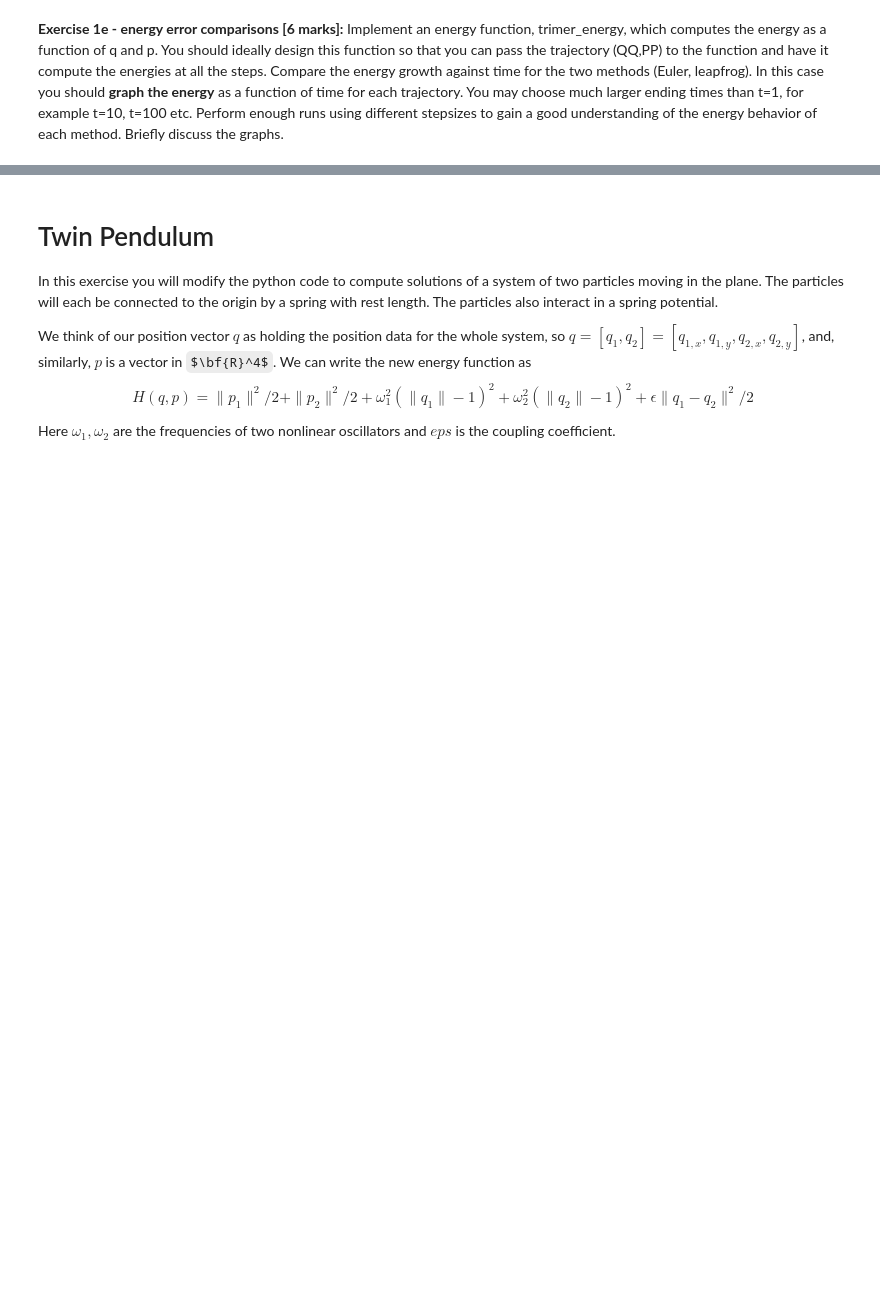
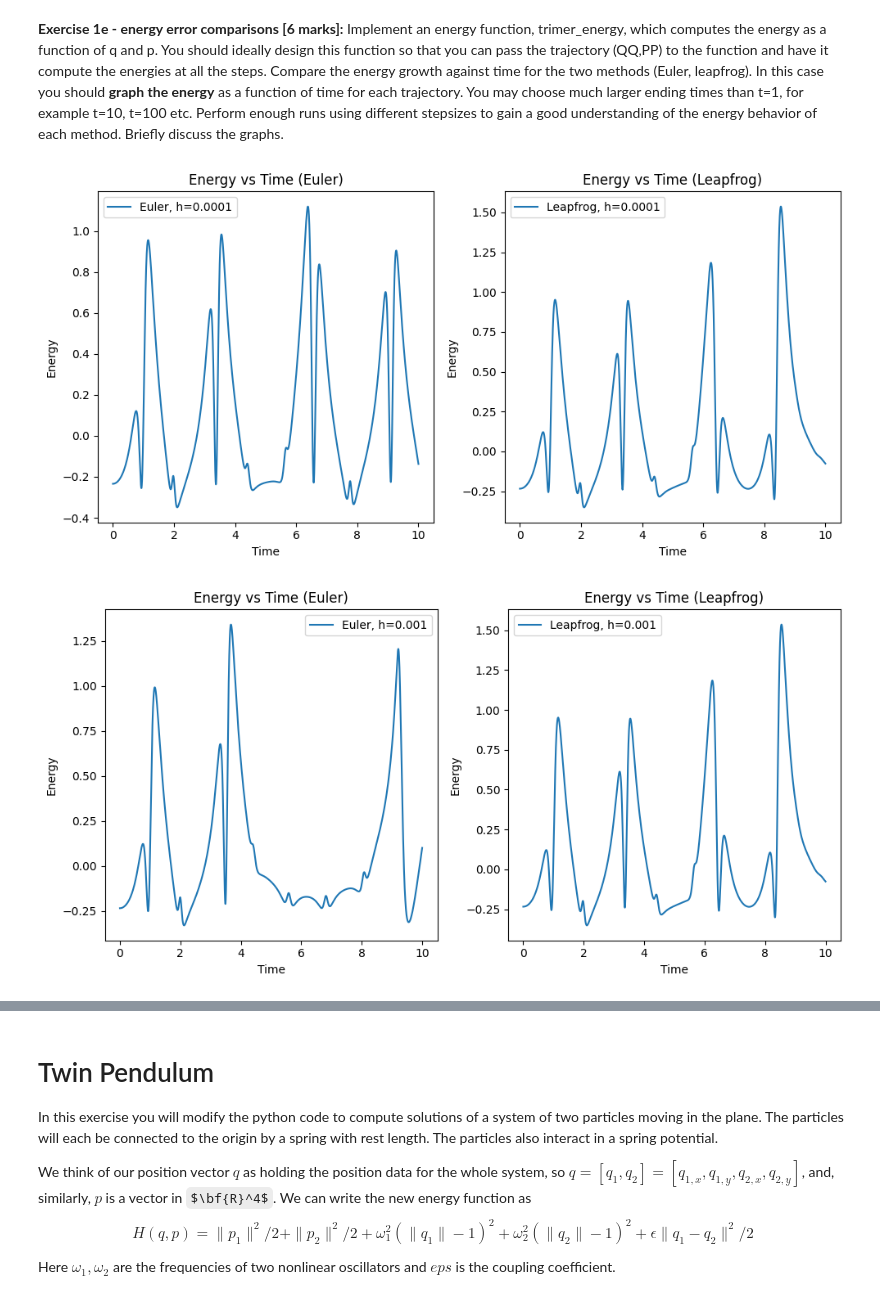
Before and after one commit to uzaykaradag/rscam-hw-2, a Jupyter notebook: ComputerAssessment1.ipynb, the cells around one changed output, grey strips where cells are left out. Cells and saved outputs as stored; diff of their text form; code cells hidden in the pictures; some formulas as TeX source; blank space fills up the shorter version.

```diff
--- a/ComputerAssessment1.ipynb
+++ b/ComputerAssessment1.ipynb
@@ -101,0 +102,9 @@ def compute_trajectory(q0, p0, h, N, one_step=euler_step, force_field=trimer_for
+# %%
+q0 = np.array([1, 1])
+p0 = np.array([0, 0])
+
+step_size = 1e-4
+
+QQ, PP = compute_trajectory(q0, p0, step_size, 10)
+a = range(0,PP.shape[1])
+PP[:, 10]
@@ -152,2 +163,49 @@ ValueError: Integers to negative integer powers are not allowed.
 # %% [markdown]
 **Exercise 1e - energy error comparisons [6 marks]:** Implement an energy function, trimer_energy, which computes the energy as a function of q and p.  You should ideally design this function so that you can pass the trajectory (QQ,PP) to the function and have it compute the energies at all the steps.   Compare the energy growth against time for the two methods (Euler, leapfrog).  In this case you should **graph the energy** as a function of time for each trajectory.  You may choose much larger ending times than t=1, for example t=10, t=100 etc.  Perform enough runs using different stepsizes to gain a good understanding of the energy behavior of each method.   Briefly discuss the graphs.
+# %%
+def trimer_energy(QQ, PP):
+    energies = []
+    for i in range(0, QQ.shape[1]):
+        x, y = QQ[:, i]
+        px, py = PP[:, i]
+        K = px**2 / 4 + 9 * py**2 / 4
+        U = 2 * phi_lj(np.sqrt(x**2 + y**2)) + phi_lj(2 * x)
+        energies.append(K + U)
+    return np.array(energies)
+# %%
+q0 = np.array([1, 1])
+p0 = np.array([0, 0])
+
+step_sizes = [1e-4, 1e-3, 1e-2]
+
+for h in step_sizes:
+    N = int(10 / h)  # Assuming ending time t=10
+    QQ_Euler, PP_Euler = compute_trajectory(q0, p0, h, N, one_step=euler_step)  # Assume Euler is defined
+    QQ_Leapfrog, PP_Leapfrog = compute_trajectory(q0, p0, h, N, one_step=leapfrog_step)  # Assume Leapfrog is defined
+
+    energies_Euler = trimer_energy(QQ_Euler, PP_Euler)
+    energies_Leapfrog = trimer_energy(QQ_Leapfrog, PP_Leapfrog)
+
+    time_array = np.linspace(0, 10, N+1)  # N+1 to match the number of time steps
+
+    plt.figure(figsize=(10, 5))
+
+    plt.subplot(1, 2, 1)
+    plt.plot(time_array, energies_Euler, label=f'Euler, h={h}')
+    plt.legend()
+    plt.title('Energy vs Time (Euler)')
+    plt.xlabel('Time')
+    plt.ylabel('Energy')
+
+    plt.subplot(1, 2, 2)
+    plt.plot(time_array, energies_Leapfrog, label=f'Leapfrog, h={h}')
+    plt.legend()
+    plt.title('Energy vs Time (Leapfrog)')
+    plt.xlabel('Time')
+    plt.ylabel('Energy')
+
+    plt.tight_layout()
+    plt.show()
+# %% [output]
+[figure, added]
+[figure, added]
```
Also changed, not shown: parts of 6 cells of this notebook.
